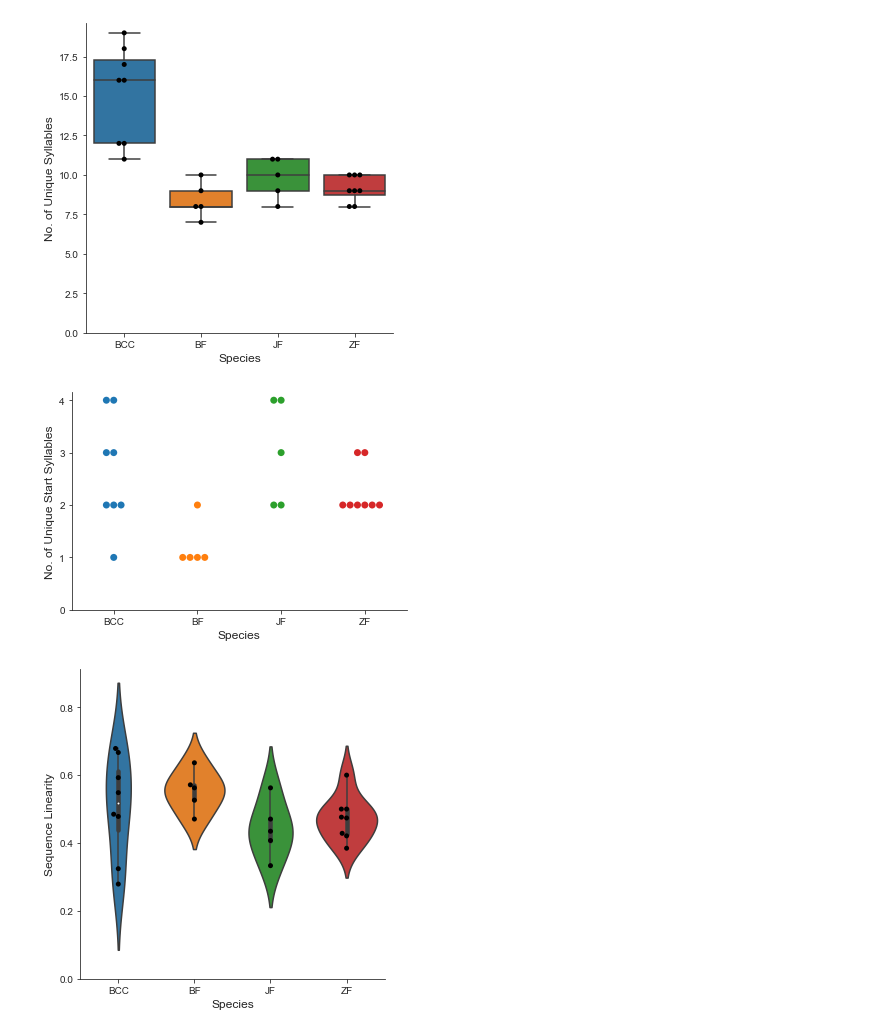
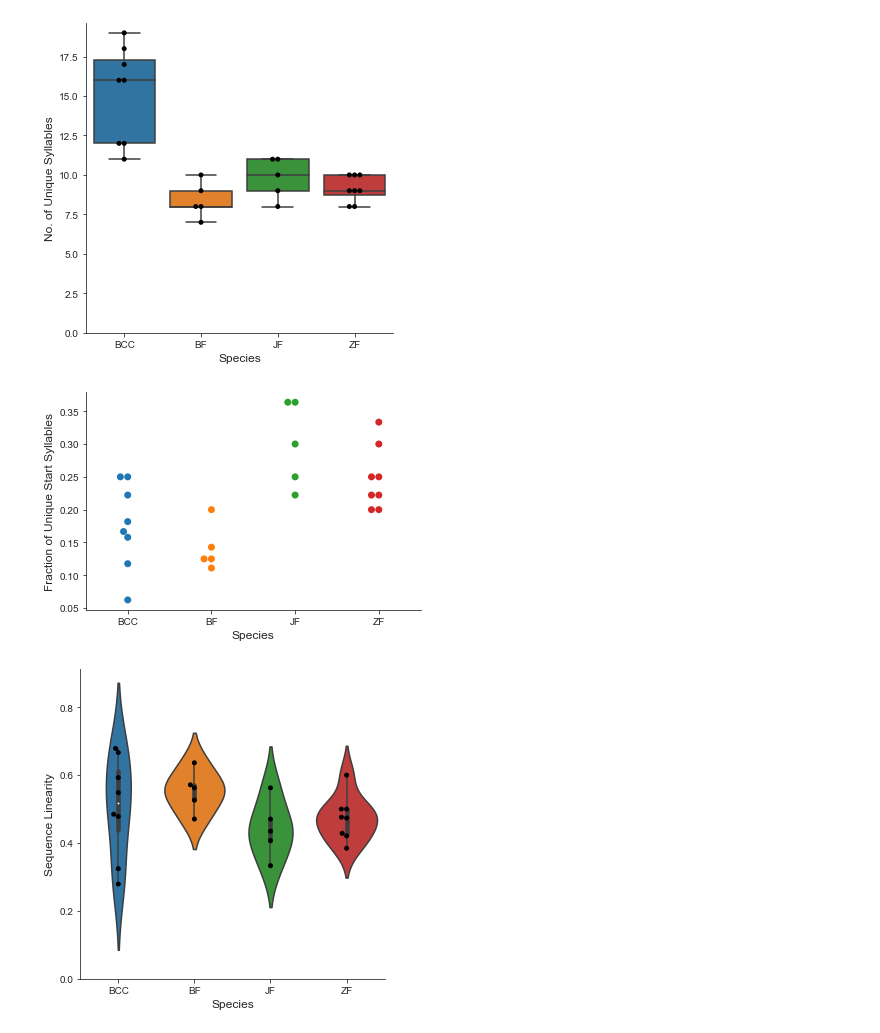
Before and after one commit to vasudha-kulkarni/IN-comparative-analysis, a Jupyter notebook: visualising_data.ipynb, the cells around one changed output. Saved outputs shown, nothing was run; the diff lists cells and outputs as text; code cells hidden in the pictures.

Commit message:
Fraction of start syll

```diff
--- a/visualising_data.ipynb
+++ b/visualising_data.ipynb
@@ -16,7 +16,7 @@ import kaleido
 # %%
 os.chdir('D:\\4th Year\\Semester 7\\BI4313 Sem Project\\IN-comparative-analysis\\IN-comparative-analysis\\Quant\\Updated_values')
 # %%
-song_q = pd.read_csv("01. Song_quantifiers.csv")
+song_q = pd.read_csv("01. Song_quantifiers_temp.csv")
 #song_q
 # %%
 sns.set_style("ticks")
@@ -33,21 +33,21 @@ plt.savefig('01 No. of unique syll.svg', dpi = 600)
 [figure]
 # %%
 sns.set_style("ticks")
-g = sns.swarmplot(data=song_q, x="Species", y="No. of Unique Start Syll", size=7)
+g = sns.swarmplot(data=song_q, x="Species", y="Fraction of Unique start syllables", size=7)
 #g = sns.catplot(data=song_q, x="Species", y="No. of Unique Start Syll", kind="box")
 #sns.swarmplot(data=song_q, x="Species", y="No. of Unique Start Syll", color="k", size=5, ax=g.ax)
 sns.despine()
 
 max_syl = np.max(song_q['No. of Unique Start Syll'])+1
 
 plt.xlabel('Species', fontsize = 12)
-plt.ylabel('No. of Unique Start Syllables', fontsize = 12)
-plt.yticks(np.arange(0, max_syl, step=1))
+plt.ylabel('Fraction of Unique Start Syllables', fontsize = 12)
+#plt.yticks(np.arange(0, max_syl, step=1))
 #plt.title('05 Start-Self transitions', fontsize = 14)
 #plt.show()
-plt.savefig('02 No. of unique start syllables.svg', dpi = 600)
+plt.savefig('02b Fraction of unique start syllables.png', dpi = 600)
 # %% [output]
-[figure, old version]
+[figure, new version]
 # %%
 sns.set_style("ticks")
 g = sns.catplot(data=song_q, x="Species", y="Sequence Linearity", kind="violin")
```
Also changed, not shown: parts of 1 cell of this notebook, 4 other files.
